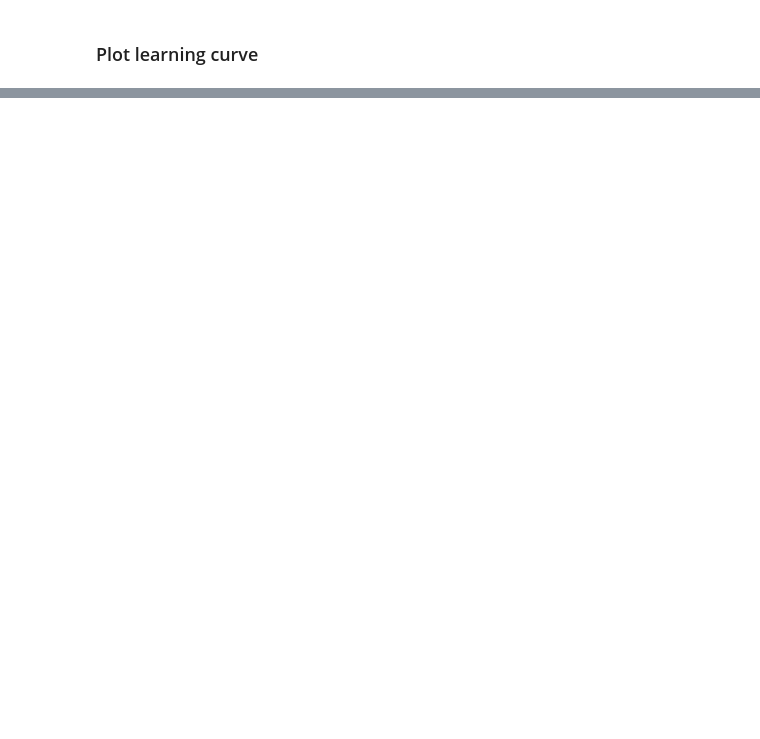
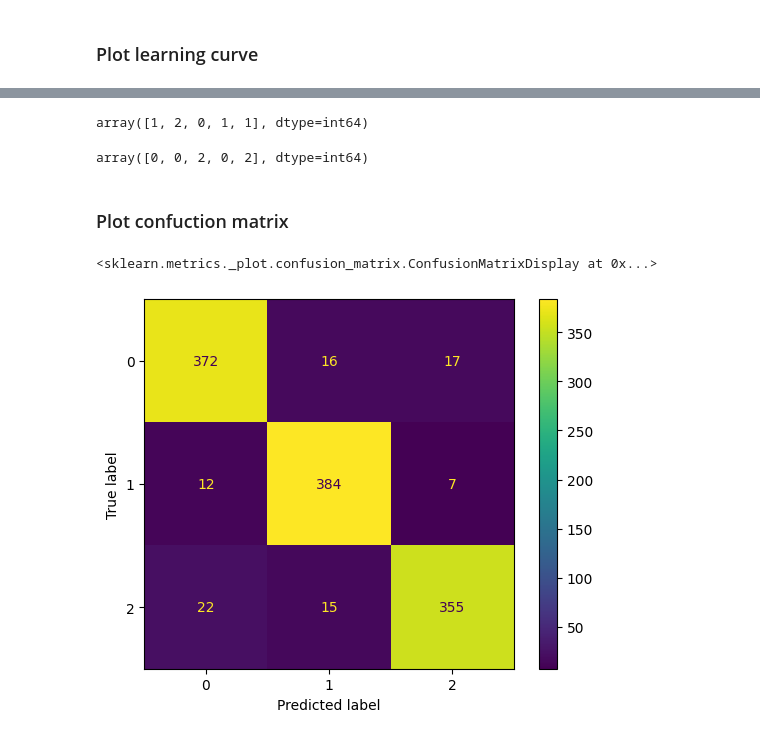
Before and after one commit to AshishHingade/Deep-Learnind, a Jupyter notebook: Session 4/Multiclass classification.ipynb, the cells around one changed output, grey strips where cells are left out. Cells and saved outputs as stored; diff of their text form; code cells hidden in the pictures; blank space fills up the shorter version.

```diff
--- a/Session 4/Multiclass classification.ipynb
+++ b/Session 4/Multiclass classification.ipynb
@@ -310,0 +331,3 @@ plt.show()
+# %%
+Yprob_tr=model.predict(Xtrain)
+Yprob_ts=model.predict(Xtest)
@@ -310,0 +357,13 @@ plt.show()
+# %%
+Ypred_tr=np.argmax(Yprob_tr,axis=1)
+Ypred_ts=np.argmax(Yprob_ts,axis=1)
+# %%
+Ypred_tr[0:5]
+# %% [output]
+array([1, 2, 0, 1, 1], dtype=int64)
+# %%
+Ypred_ts[0:5]
+# %% [output]
+array([0, 0, 2, 0, 2], dtype=int64)
+# %% [markdown]
+### Plot confuction matrix
@@ -310,0 +372,7 @@ plt.show()
+# %%
+cf=confusion_matrix(Ytest,Ypred_ts)
+cfd=ConfusionMatrixDisplay(cf)
+cfd.plot()
+# %% [output]
+<sklearn.metrics._plot.confusion_matrix.ConfusionMatrixDisplay at 0x...>
+[figure, added]
```
Also changed, not shown: parts of 21 cells of this notebook.
